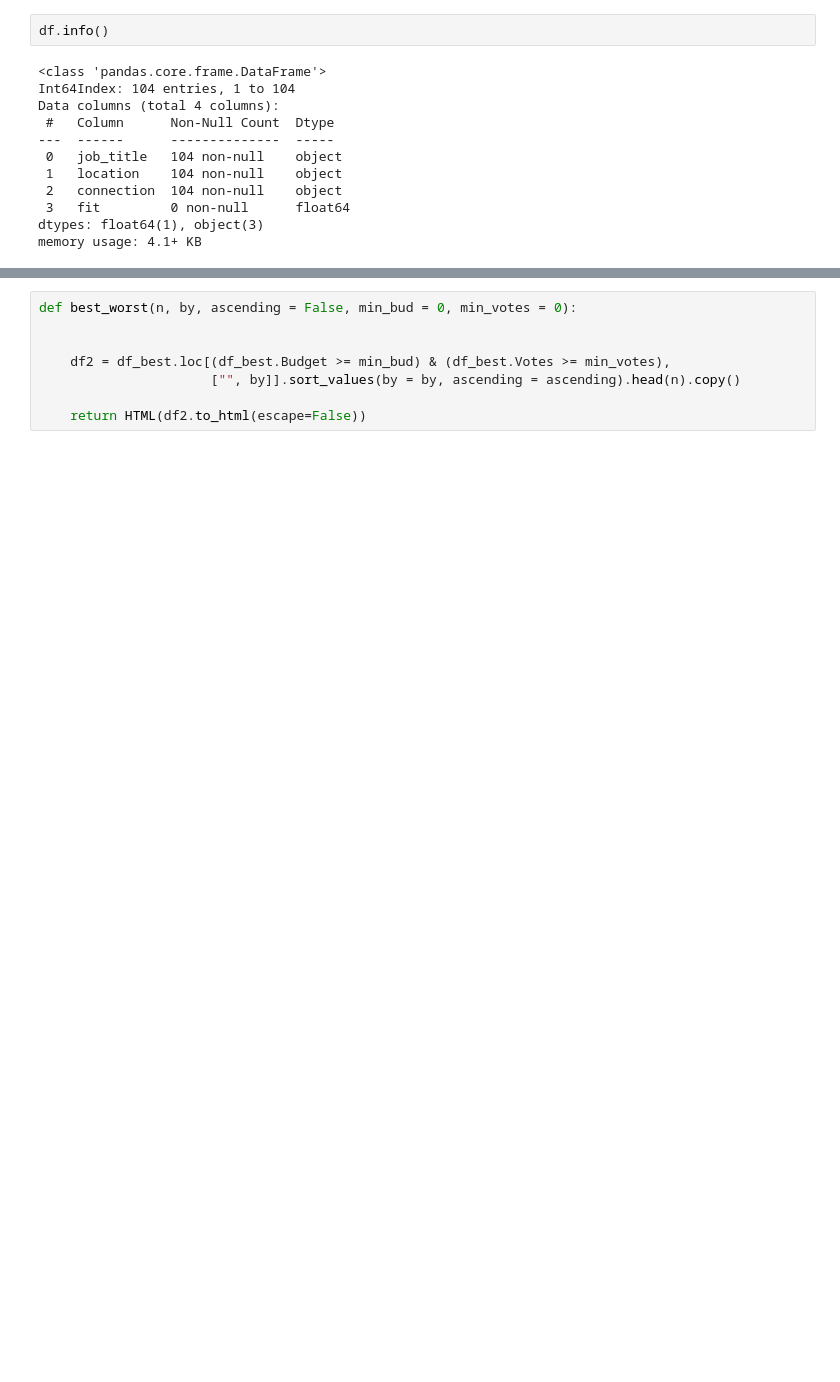
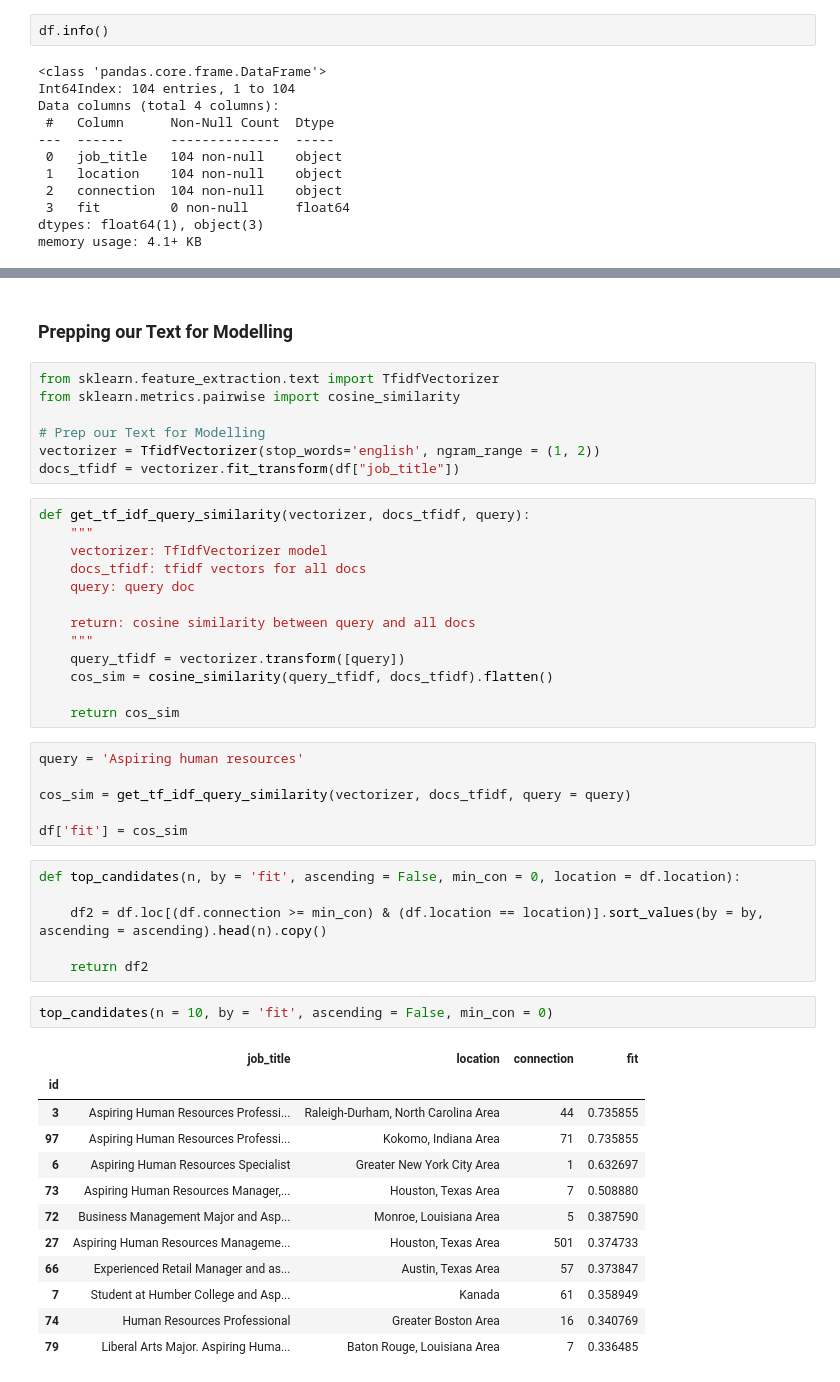
Before and after one commit to kre8tions/Apziva, a Jupyter notebook: tirMlkapx4XpMRlG/tirMlkapx4XpMRlG.ipynb, the cells around one changed output, grey strips where cells are left out. Saved outputs shown, nothing was run; the diff lists cells and outputs as text; blank space fills up the shorter version.

```diff
--- a/tirMlkapx4XpMRlG/tirMlkapx4XpMRlG.ipynb
+++ b/tirMlkapx4XpMRlG/tirMlkapx4XpMRlG.ipynb
@@ -172,8 +129,49 @@ cos_sim = cosine_similarity(tfidf_job, tfidf_job)
+# %% [markdown]
+### Prepping our Text for Modelling
+# %%
+from sklearn.feature_extraction.text import TfidfVectorizer
+from sklearn.metrics.pairwise import cosine_similarity
+
+# Prep our Text for Modelling
+vectorizer = TfidfVectorizer(stop_words='english', ngram_range = (1, 2))
+docs_tfidf = vectorizer.fit_transform(df["job_title"])
+# %%
+def get_tf_idf_query_similarity(vectorizer, docs_tfidf, query):
+    """
+    vectorizer: TfIdfVectorizer model
+    docs_tfidf: tfidf vectors for all docs
+    query: query doc
+
+    return: cosine similarity between query and all docs
+    """
+    query_tfidf = vectorizer.transform([query])
+    cos_sim = cosine_similarity(query_tfidf, docs_tfidf).flatten()
+
+    return cos_sim
+# %%
+query = 'Aspiring human resources'
+
+cos_sim = get_tf_idf_query_similarity(vectorizer, docs_tfidf, query = query)
+
+df['fit'] = cos_sim
 # %%
-def best_worst(n, by, ascending = False, min_bud = 0, min_votes = 0):
+def top_candidates(n, by = 'fit', ascending = False, min_con = 0, location = df.location):
 
+    df2 = df.loc[(df.connection >= min_con) & (df.location == location)].sort_values(by = by, ascending = ascending).head(n).copy()
 
-    df2 = df_best.loc[(df_best.Budget >= min_bud) & (df_best.Votes >= min_votes),
-                      ["", by]].sort_values(by = by, ascending = ascending).head(n).copy()
-
-    return HTML(df2.to_html(escape=False))
+    return df2
+# %%
+top_candidates(n = 10, by = 'fit', ascending = False, min_con = 0)
+# %% [output]
+|  | job_title | location | connection | fit |
+| id |  |  |  |  |
+| 3 | Aspiring Human Resources Professi... | Raleigh-Durham, North Carolina Area | 44 | 0.735855 |
+| 97 | Aspiring Human Resources Professi... | Kokomo, Indiana Area | 71 | 0.735855 |
+| 6 | Aspiring Human Resources Specialist | Greater New York City Area | 1 | 0.632697 |
+| 73 | Aspiring Human Resources Manager,... | Houston, Texas Area | 7 | 0.508880 |
+| 72 | Business Management Major and Asp... | Monroe, Louisiana Area | 5 | 0.387590 |
+| 27 | Aspiring Human Resources Manageme... | Houston, Texas Area | 501 | 0.374733 |
+| 66 | Experienced Retail Manager and as... | Austin, Texas Area | 57 | 0.373847 |
+| 7 | Student at Humber College and Asp... | Kanada | 61 | 0.358949 |
+| 74 | Human Resources Professional | Greater Boston Area | 16 | 0.340769 |
+| 79 | Liberal Arts Major. Aspiring Huma... | Baton Rouge, Louisiana Area | 7 | 0.336485 |
```
Also changed, not shown: parts of 20 cells of this notebook.
